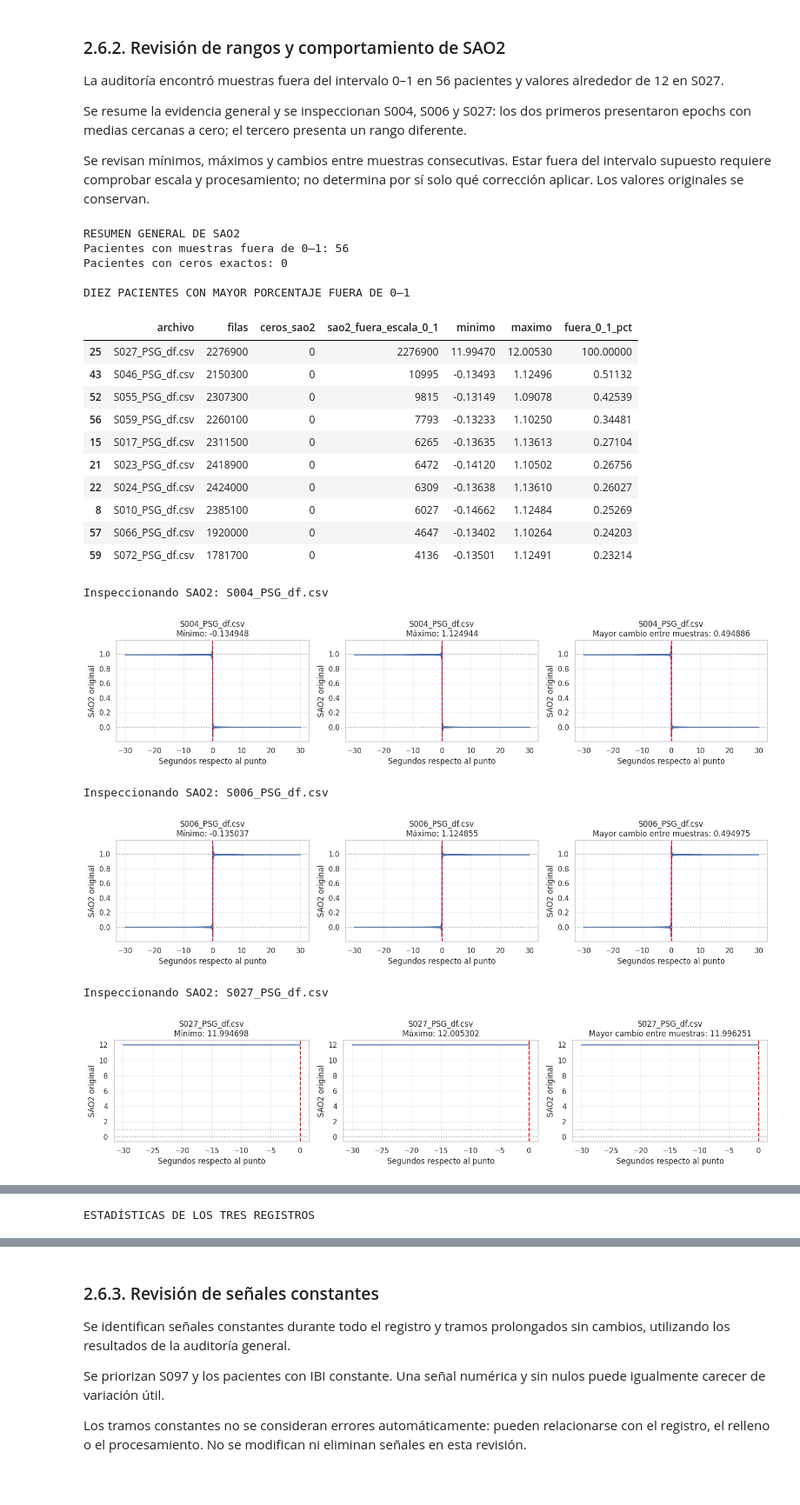
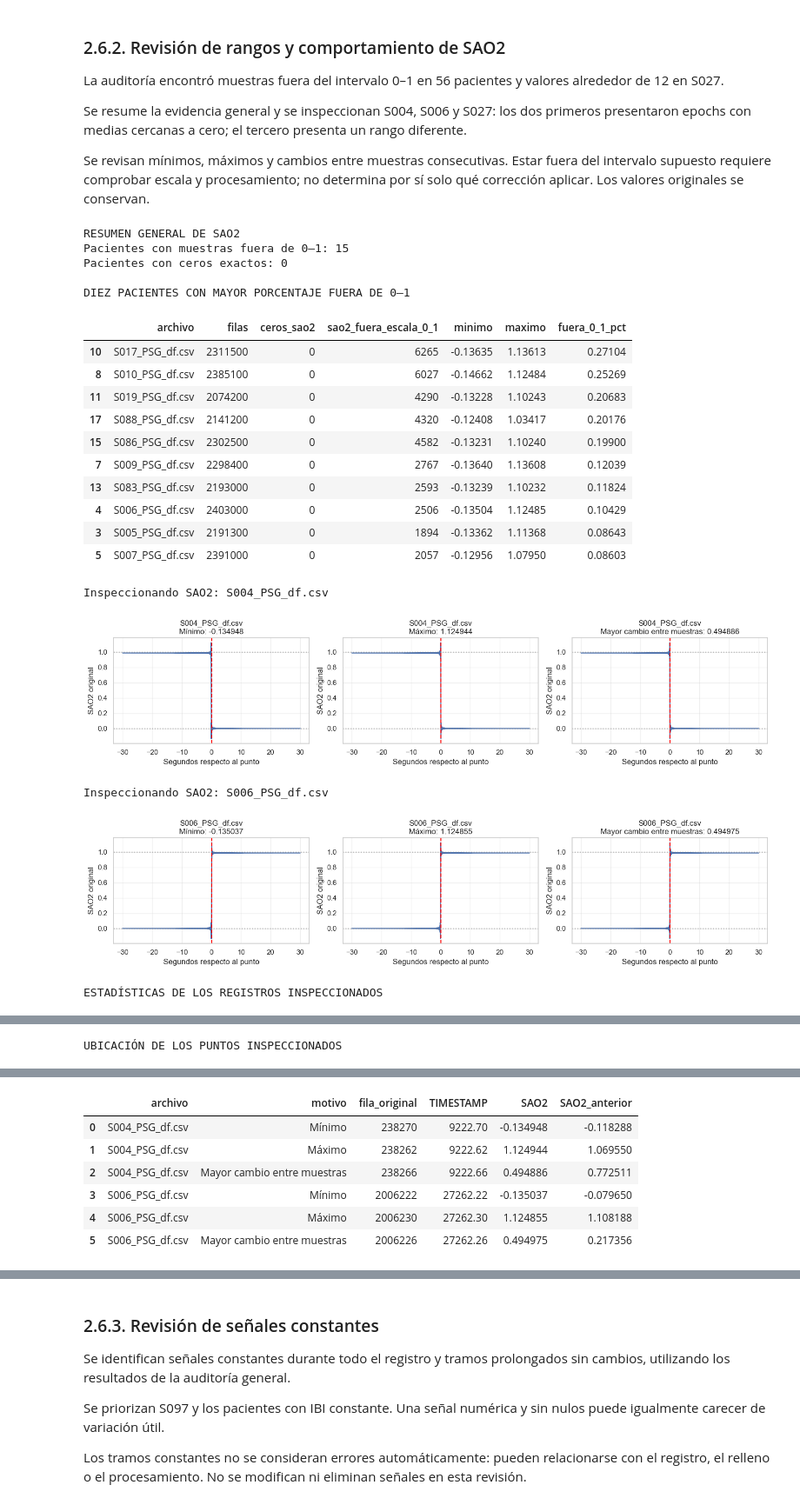
Before and after one commit to Taritto/TPI_CDD_G7, a Jupyter notebook: temporal_version_tp_cdd.ipynb, the cells around one changed output, grey strips where cells are left out. Shown at 87% size. Saved outputs shown, nothing was run; the diff lists cells and outputs as text; code cells hidden in the pictures; blank space fills up the shorter version.

```diff
--- a/temporal_version_tp_cdd.ipynb
+++ b/temporal_version_tp_cdd.ipynb
@@ -167,9 +177,7 @@ En esta sección realizaremos el EDA sobre el DataFrame de muestra de un único
 # %% [markdown]
 ## 2.1 Dimensiones y Tipos de Datos
 # %%
-# 2.1. Dimensiones y tipos de datos de tres pacientes
-import pandas as pd
-import seaborn as sns
+# 2.1. Dimensiones y tipos de datos de hasta tres pacientes
 
 sns.set_theme(style="whitegrid")
 
@@ -178,11 +186,21 @@ patient_id = df_sample_eda["patient_id"].iloc[0]
 total_filas = len(df_sample_eda)
 total_columnas = df_sample_eda.shape[1]
 
-nombres_eda = [
+pacientes_preferidos = [
     "S002_PSG_df.csv",
     "S004_PSG_df.csv",
     "S006_PSG_df.csv",
 ]
+nombres_disponibles = {p.name for p in data_files}
+nombres_eda = [
+    nombre for nombre in pacientes_preferidos
+    if nombre in nombres_disponibles
+]
+nombres_eda += [
+    p.name for p in data_files if p.name not in nombres_eda
+][:max(0, 3 - len(nombres_eda))]
+
+print("Pacientes elegidos para la muestra exploratoria:", nombres_eda)
 
 resumen_estructura = []
 tipos_por_archivo = {}
@@ -1549,14 +1693,10 @@ procesamiento; no determina por sí solo qué corrección aplicar.
 Los valores originales se conservan.
 # %%
 # 2.6.2. Inspección de SAO2
-import numpy as np
-import pandas as pd
-import matplotlib.pyplot as plt
-from pathlib import Path
 
 carpeta_revision = Path("/kaggle/working/auditoria")
 
-# Utilizar la auditoría guardada; no recorrer nuevamente los 68 CSV.
+# Utilizar la auditoría guardada; no recorrer nuevamente todos los CSV.
 auditoria_p = pd.read_csv(
     carpeta_revision / "auditoria_pacientes.csv"
 )
@@ -1596,11 +1736,18 @@ display(
     ).head(10).round(5)
 )
 
-nombres_revision_sao2 = [
+pacientes_sao2_preferidos = [
     "S004_PSG_df.csv",
     "S006_PSG_df.csv",
     "S027_PSG_df.csv",
 ]
+nombres_disponibles = {p.name for p in data_files}
+nombres_revision_sao2 = [
+    nombre for nombre in pacientes_sao2_preferidos
+    if nombre in nombres_disponibles
+]
+if not nombres_revision_sao2:
+    nombres_revision_sao2 = [p.name for p in data_files[:3]]
 
 estadisticas_sao2 = []
 puntos_revision_sao2 = []
@@ -1694,46 +1841,45 @@ for nombre in nombres_revision_sao2:
 estadisticas_sao2 = pd.DataFrame(estadisticas_sao2)
 puntos_revision_sao2 = pd.DataFrame(puntos_revision_sao2)
 
-print("\nESTADÍSTICAS DE LOS TRES REGISTROS")
+print("\nESTADÍSTICAS DE LOS REGISTROS INSPECCIONADOS")
 display(estadisticas_sao2.round(6))
 
 print("\nUBICACIÓN DE LOS PUNTOS INSPECCIONADOS")
 display(puntos_revision_sao2)
 
 estadisticas_sao2.to_csv(
     carpeta_revision / "revision_estadisticas_sao2.csv",
     index=False,
 )
 puntos_revision_sao2.to_csv(
     carpeta_revision / "revision_puntos_sao2.csv",
     index=False,
 )
 
 print(
     "\nNo se modificaron valores. "
     "Los gráficos tienen escalas verticales independientes. "
     "Falta contrastar los casos con el procesamiento de origen."
 )
 # %% [output]
 RESUMEN GENERAL DE SAO2
-Pacientes con muestras fuera de 0–1: 56
+Pacientes con muestras fuera de 0–1: 15
 Pacientes con ceros exactos: 0
 
 DIEZ PACIENTES CON MAYOR PORCENTAJE FUERA DE 0–1
 |  | archivo | filas | ceros_sao2 | sao2_fuera_escala_0_1 | minimo | maximo | fuera_0_1_pct |
-| 25 | S027_PSG_df.csv | 2276900 | 0 | 2276900 | 11.99470 | 12.00530 | 100.00000 |
-| 43 | S046_PSG_df.csv | 2150300 | 0 | 10995 | -0.13493 | 1.12496 | 0.51132 |
-| 52 | S055_PSG_df.csv | 2307300 | 0 | 9815 | -0.13149 | 1.09078 | 0.42539 |
-| 56 | S059_PSG_df.csv | 2260100 | 0 | 7793 | -0.13233 | 1.10250 | 0.34481 |
-| 15 | S017_PSG_df.csv | 2311500 | 0 | 6265 | -0.13635 | 1.13613 | 0.27104 |
-| 21 | S023_PSG_df.csv | 2418900 | 0 | 6472 | -0.14120 | 1.10502 | 0.26756 |
-| 22 | S024_PSG_df.csv | 2424000 | 0 | 6309 | -0.13638 | 1.13610 | 0.26027 |
+| 10 | S017_PSG_df.csv | 2311500 | 0 | 6265 | -0.13635 | 1.13613 | 0.27104 |
 | 8 | S010_PSG_df.csv | 2385100 | 0 | 6027 | -0.14662 | 1.12484 | 0.25269 |
-| 57 | S066_PSG_df.csv | 1920000 | 0 | 4647 | -0.13402 | 1.10264 | 0.24203 |
-| 59 | S072_PSG_df.csv | 1781700 | 0 | 4136 | -0.13501 | 1.12491 | 0.23214 |
+| 11 | S019_PSG_df.csv | 2074200 | 0 | 4290 | -0.13228 | 1.10243 | 0.20683 |
+| 17 | S088_PSG_df.csv | 2141200 | 0 | 4320 | -0.12408 | 1.03417 | 0.20176 |
+| 15 | S086_PSG_df.csv | 2302500 | 0 | 4582 | -0.13231 | 1.10240 | 0.19900 |
+| 7 | S009_PSG_df.csv | 2298400 | 0 | 2767 | -0.13640 | 1.13608 | 0.12039 |
+| 13 | S083_PSG_df.csv | 2193000 | 0 | 2593 | -0.13239 | 1.10232 | 0.11824 |
+| 4 | S006_PSG_df.csv | 2403000 | 0 | 2506 | -0.13504 | 1.12485 | 0.10429 |
+| 3 | S005_PSG_df.csv | 2191300 | 0 | 1894 | -0.13362 | 1.11368 | 0.08643 |
+| 5 | S007_PSG_df.csv | 2391000 | 0 | 2057 | -0.12956 | 1.07950 | 0.08603 |
 Inspeccionando SAO2: S004_PSG_df.csv
-[figure, old version]
+[figure, new version]
 Inspeccionando SAO2: S006_PSG_df.csv
-[figure, old version]
+[figure, new version]
-Inspeccionando SAO2: S027_PSG_df.csv
+ESTADÍSTICAS DE LOS REGISTROS INSPECCIONADOS
-[figure, removed]
@@ -1740 +1889 @@ Inspeccionando SAO2: S027_PSG_df.csv
-ESTADÍSTICAS DE LOS TRES REGISTROS
+UBICACIÓN DE LOS PUNTOS INSPECCIONADOS
@@ -1744,0 +1890,7 @@ ESTADÍSTICAS DE LOS TRES REGISTROS
+|  | archivo | motivo | fila_original | TIMESTAMP | SAO2 | SAO2_anterior |
+| 0 | S004_PSG_df.csv | Mínimo | 238270 | 9222.70 | -0.134948 | -0.118288 |
+| 1 | S004_PSG_df.csv | Máximo | 238262 | 9222.62 | 1.124944 | 1.069550 |
+| 2 | S004_PSG_df.csv | Mayor cambio entre muestras | 238266 | 9222.66 | 0.494886 | 0.772511 |
+| 3 | S006_PSG_df.csv | Mínimo | 2006222 | 27262.22 | -0.135037 | -0.079650 |
+| 4 | S006_PSG_df.csv | Máximo | 2006230 | 27262.30 | 1.124855 | 1.108188 |
+| 5 | S006_PSG_df.csv | Mayor cambio entre muestras | 2006226 | 27262.26 | 0.494975 | 0.217356 |
```
Also changed, not shown: parts of 48 cells of this notebook, 12 other files.
